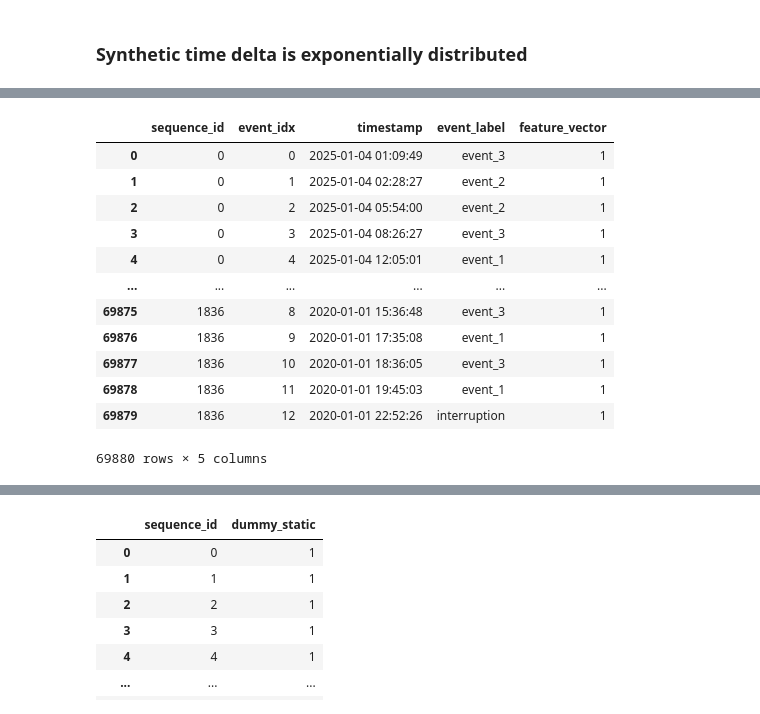
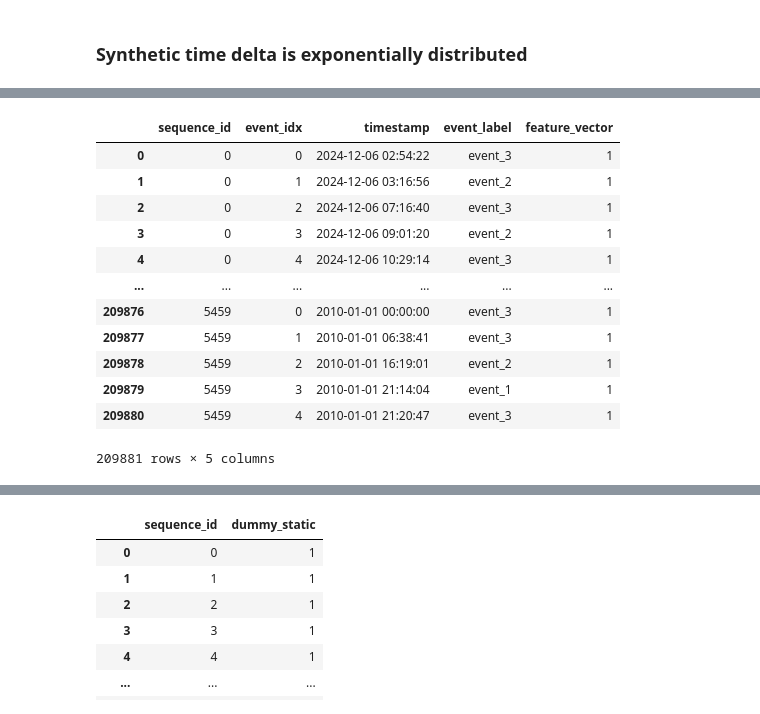
Before and after one commit to filipols/Master-thesis, a Jupyter notebook: notebooks/load_datasets.ipynb, the cells around one changed output, grey strips where cells are left out. Cells and saved outputs as stored; diff of their text form; code cells hidden in the pictures.

```diff
--- a/notebooks/load_datasets.ipynb
+++ b/notebooks/load_datasets.ipynb
@@ -842,10 +822,10 @@ subject_df.head()
 ### Synthetic time delta is exponentially distributed
 # %%
 simple_df = pd.DataFrame(columns=['timestamp', 'subject_id', 'event_id', 'feature'])
-start_date = pd.to_datetime('2020-01-01')
+start_date = pd.to_datetime('2010-01-01')
 end_date = pd.to_datetime('2025-01-01')
 
-num_timestamps = 10000
+num_timestamps = 30000
 
 time_diff_mean_seconds = (end_date - start_date).total_seconds() / num_timestamps
 time_diff_seconds = np.random.exponential(scale=time_diff_mean_seconds, size=num_timestamps - 1) # Generate num_timestamps - 1 differences
@@ -901,32 +881,32 @@ Created DataFrame with training examples with 1837 event sequences
 # %%
 # Add more event_labels
-percentages = [0.2, 0.3, 0.3, 0.1, 0.1]  # 20%, 30%, 30%, 10%, 10%
+percentages = [0.29, 0.3, 0.3, 0.1, 0.01]  # 20%, 30%, 30%, 10%, 10%
 values = ['event_1', 'event_2', 'event_3', 'event_4', 'interruption']
 
 indices = np.random.permutation(simple_train_df_long.index)  # Randomly shuffle row indices
 
 # Split indices according to percentages
 split_points = (np.cumsum(percentages) * len(simple_train_df_long)).astype(int)
 split_indices = np.split(indices, split_points[:-1])
 
 for i, idx in enumerate(split_indices):
     simple_train_df_long.loc[idx, "event_label"] = values[i]
 
 simple_train_df_long
 # %% [output]
 |  | sequence_id | event_idx | timestamp | event_label | feature_vector |
-| 0 | 0 | 0 | 2025-01-04 01:09:49 | event_3 | 1 |
-| 1 | 0 | 1 | 2025-01-04 02:28:27 | event_2 | 1 |
-| 2 | 0 | 2 | 2025-01-04 05:54:00 | event_2 | 1 |
-| 3 | 0 | 3 | 2025-01-04 08:26:27 | event_3 | 1 |
-| 4 | 0 | 4 | 2025-01-04 12:05:01 | event_1 | 1 |
+| 0 | 0 | 0 | 2024-12-06 02:54:22 | event_3 | 1 |
+| 1 | 0 | 1 | 2024-12-06 03:16:56 | event_2 | 1 |
+| 2 | 0 | 2 | 2024-12-06 07:16:40 | event_3 | 1 |
+| 3 | 0 | 3 | 2024-12-06 09:01:20 | event_2 | 1 |
+| 4 | 0 | 4 | 2024-12-06 10:29:14 | event_3 | 1 |
 | ... | ... | ... | ... | ... | ... |
-| 69875 | 1836 | 8 | 2020-01-01 15:36:48 | event_3 | 1 |
-| 69876 | 1836 | 9 | 2020-01-01 17:35:08 | event_1 | 1 |
-| 69877 | 1836 | 10 | 2020-01-01 18:36:05 | event_3 | 1 |
-| 69878 | 1836 | 11 | 2020-01-01 19:45:03 | event_1 | 1 |
-| 69879 | 1836 | 12 | 2020-01-01 22:52:26 | interruption | 1 |
+| 209876 | 5459 | 0 | 2010-01-01 00:00:00 | event_3 | 1 |
+| 209877 | 5459 | 1 | 2010-01-01 06:38:41 | event_3 | 1 |
+| 209878 | 5459 | 2 | 2010-01-01 16:19:01 | event_2 | 1 |
+| 209879 | 5459 | 3 | 2010-01-01 21:14:04 | event_1 | 1 |
+| 209880 | 5459 | 4 | 2010-01-01 21:20:47 | event_3 | 1 |
-69880 rows × 5 columns
+209881 rows × 5 columns
 # %%
 # Add more features
 simple_train_df_long.rename(columns={'feature_vector': 'feature_1'}, inplace=True)
```
Also changed, not shown: parts of 10 cells of this notebook, 5 other files.
